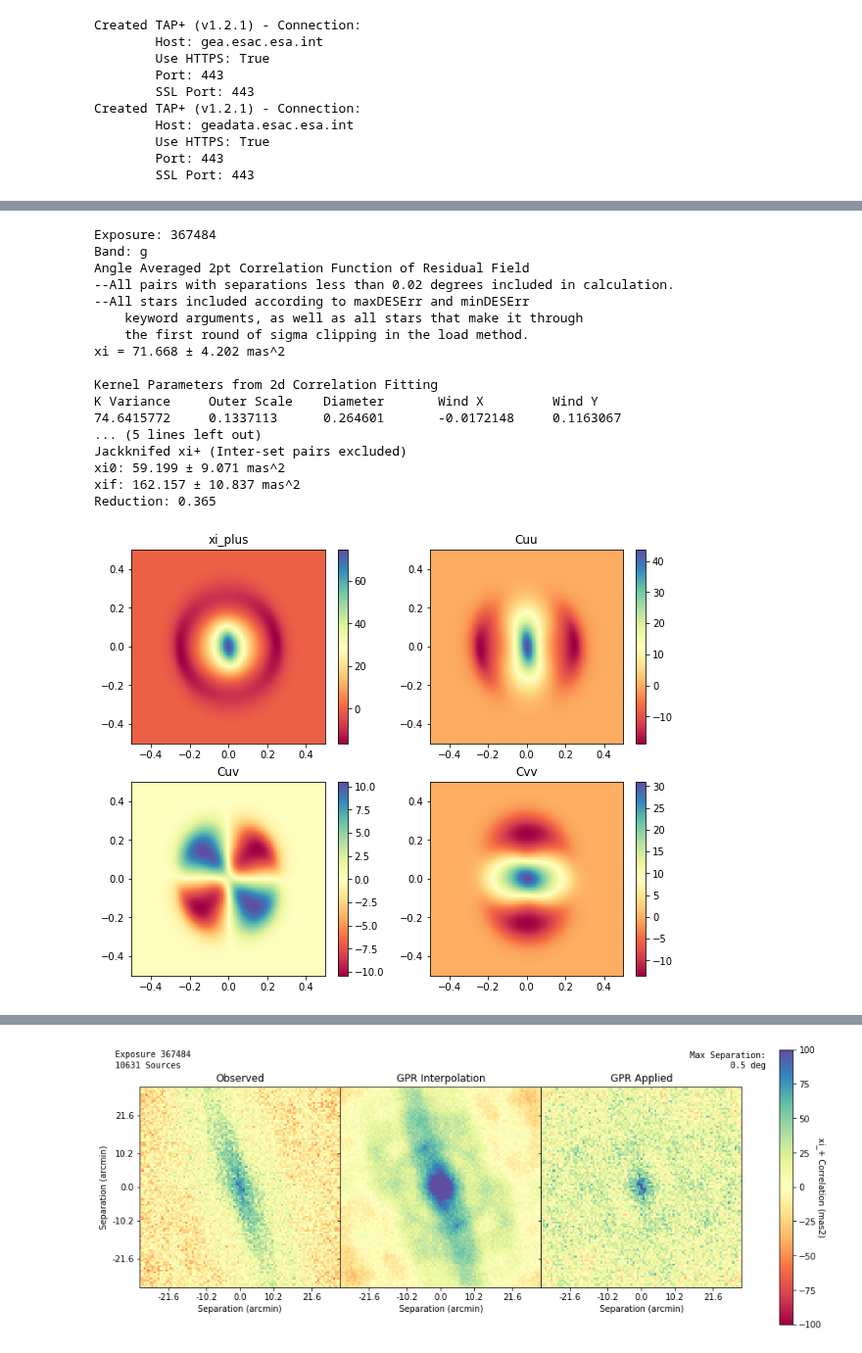
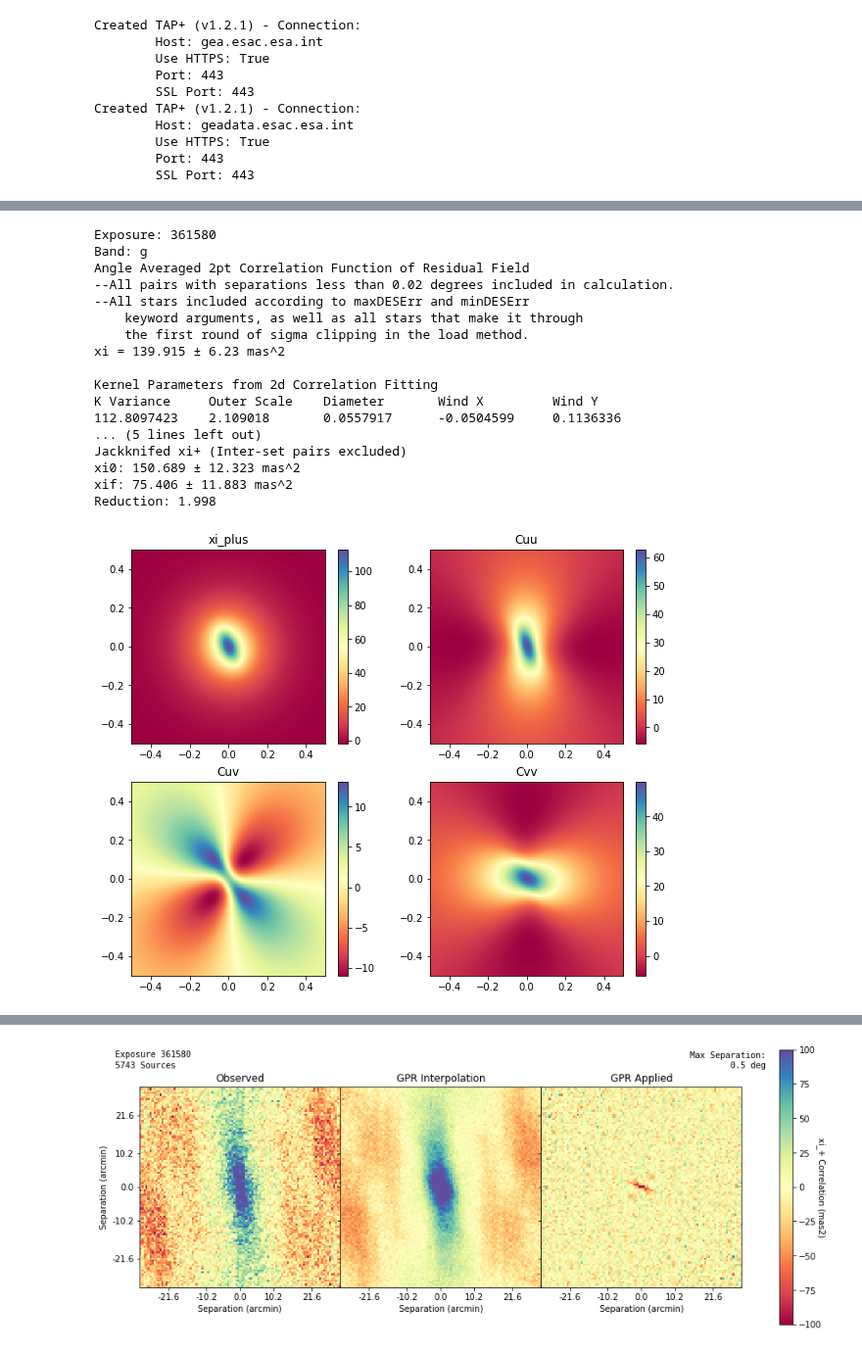
Before and after one commit to FoxFortino/DESworkspace, a Jupyter notebook: viewExp_FITS.ipynb, the cells around one changed output, grey strips where cells are left out. Shown at 98% size. Drawn from its saved outputs; the diff is of its cells as text; code cells hidden in the pictures.

```diff
--- a/viewExp_FITS.ipynb
+++ b/viewExp_FITS.ipynb
@@ -59,23 +59,22 @@ Reduction: 4.375
 # %%
-exposure = 367484
-dataC = GPRutils.loadFITS(glob.glob(f"../thesis/{exposure}/DES{exposure}_?.fits")[0])
+dataC = GPRutils.loadFITS(glob.glob(f"../gBand_useCov/{exposure}/DES{exposure}_?.fits")[0])
 dataC.summarize()
 # %% [output]
-Exposure: 367484
+Exposure: 361580
 Band: g
 Angle Averaged 2pt Correlation Function of Residual Field
 --All pairs with separations less than 0.02 degrees included in calculation.
 --All stars included according to maxDESErr and minDESErr
     keyword arguments, as well as all stars that make it through
     the first round of sigma clipping in the load method.
-xi = 71.668 ± 4.202 mas^2
+xi = 139.915 ± 6.23 mas^2
 
 Kernel Parameters from 2d Correlation Fitting
 K Variance     Outer Scale    Diameter       Wind X         Wind Y
-74.6415772     0.1337113      0.264601       -0.0172148     0.1163067
+112.8097423    2.109018       0.0557917      -0.0504599     0.1136336
 ... (5 lines left out)
 Jackknifed xi+ (Inter-set pairs excluded)
-xi0: 59.199 ± 9.071 mas^2
-xif: 162.157 ± 10.837 mas^2
-Reduction: 0.365
+xi0: 150.689 ± 12.323 mas^2
+xif: 75.406 ± 11.883 mas^2
+Reduction: 1.998
-[figure, old version]
+[figure, new version]
@@ -86,2 +85,2 @@ Reduction: 0.365
-[figure, old version]
+[figure, new version]
 # %%
```
Also changed, not shown: parts of 4 cells of this notebook, 4 other files.
